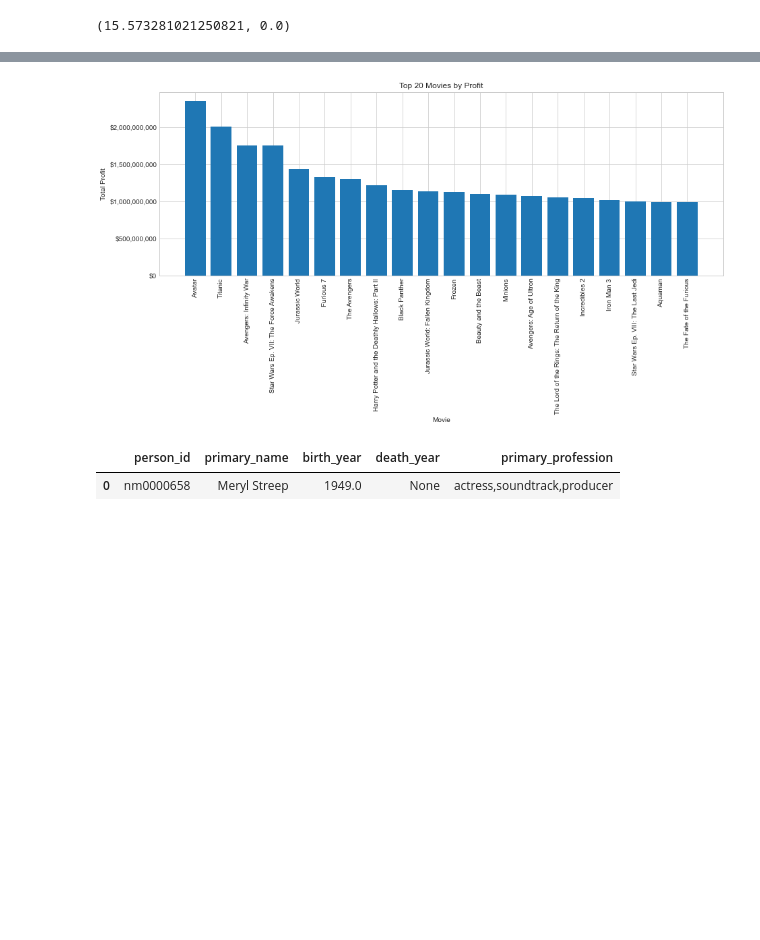
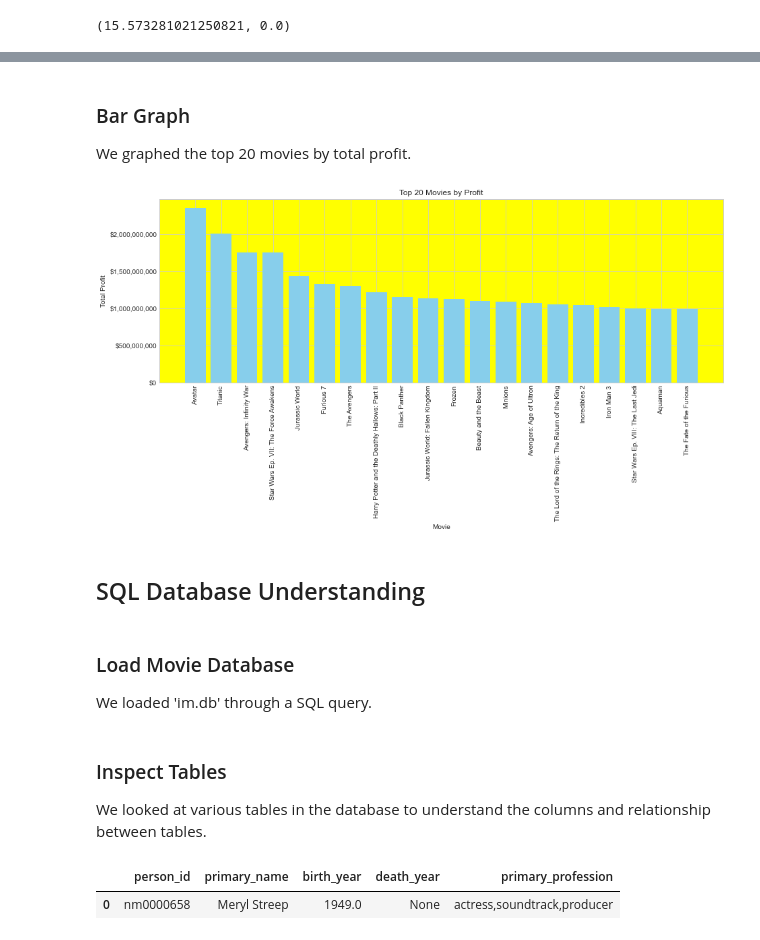
Before and after one commit to chrismiley87/dsc-phase-2-project-v3, a Jupyter notebook: student.ipynb, the cells around one changed output, grey strips where cells are left out. Drawn from its saved outputs; the diff is of its cells as text; code cells hidden in the pictures; blank space fills up the shorter version.

```diff
--- a/student.ipynb
+++ b/student.ipynb
@@ -131,7 +179,6 @@ year_filtered_budget_df = budget_graph_df[(budget_graph_df['release_year'] >= 19
 ax = year_filtered_budget_df.plot.scatter(x='release_year', y='production_budget')
 
 # Customize the y-axis tick labels
-currency_formatter = ticker.FuncFormatter(lambda x, pos: '${:,.0f}'.format(x))
 ax.yaxis.set_major_formatter(currency_formatter)
 
 # Display the plot
@@ -319,29 +428,45 @@ import matplotlib.ticker as ticker
+# %% [markdown]
+### Bar Graph
+
+We graphed the top 20 movies by total profit.
 # %%
 #plot bar graph of twenty most profitable movies
 fig, ax = plt.subplots(figsize=(15, 5))
 
-ax.bar(top_twenty_profit_df['movie'], top_twenty_profit_df['total_profit'])
+ax.bar(top_twenty_profit_df['movie'], top_twenty_profit_df['total_profit'], color='skyblue')
 
 # Add labels and title
 ax.set_xlabel('Movie')
 ax.set_ylabel('Total Profit')
 ax.set_title('Top 20 Movies by Profit')
+ax.set_facecolor('yellow')
+
 
 # Format y-axis ticks with "$" symbol
-ax.yaxis.set_major_formatter(ticker.FuncFormatter(lambda x, pos: '${:,.0f}'.format(x)))
+ax.yaxis.set_major_formatter(currency_formatter)
 
 # Rotate x-axis labels for better visibility
 plt.xticks(rotation=90)
 
 # Display the graph
 plt.show()
 # %% [output]
-[figure, old version]
+[figure, new version]
+# %% [markdown]
+## SQL Database Understanding
+# %% [markdown]
+### Load Movie Database
+
+We loaded 'im.db' through a SQL query.
 # %%
 #load movie database
 db_file = 'movie_information_files/im.db'
 conn = sqlite3.connect(db_file)
 cursor = conn.cursor()
+# %% [markdown]
+### Inspect Tables
+
+We looked at various tables in the database to understand the columns and relationship between tables.
 # %%
 #inspect the persons table
 pd.read_sql("""
```
Also changed, not shown: parts of 56 cells of this notebook.
